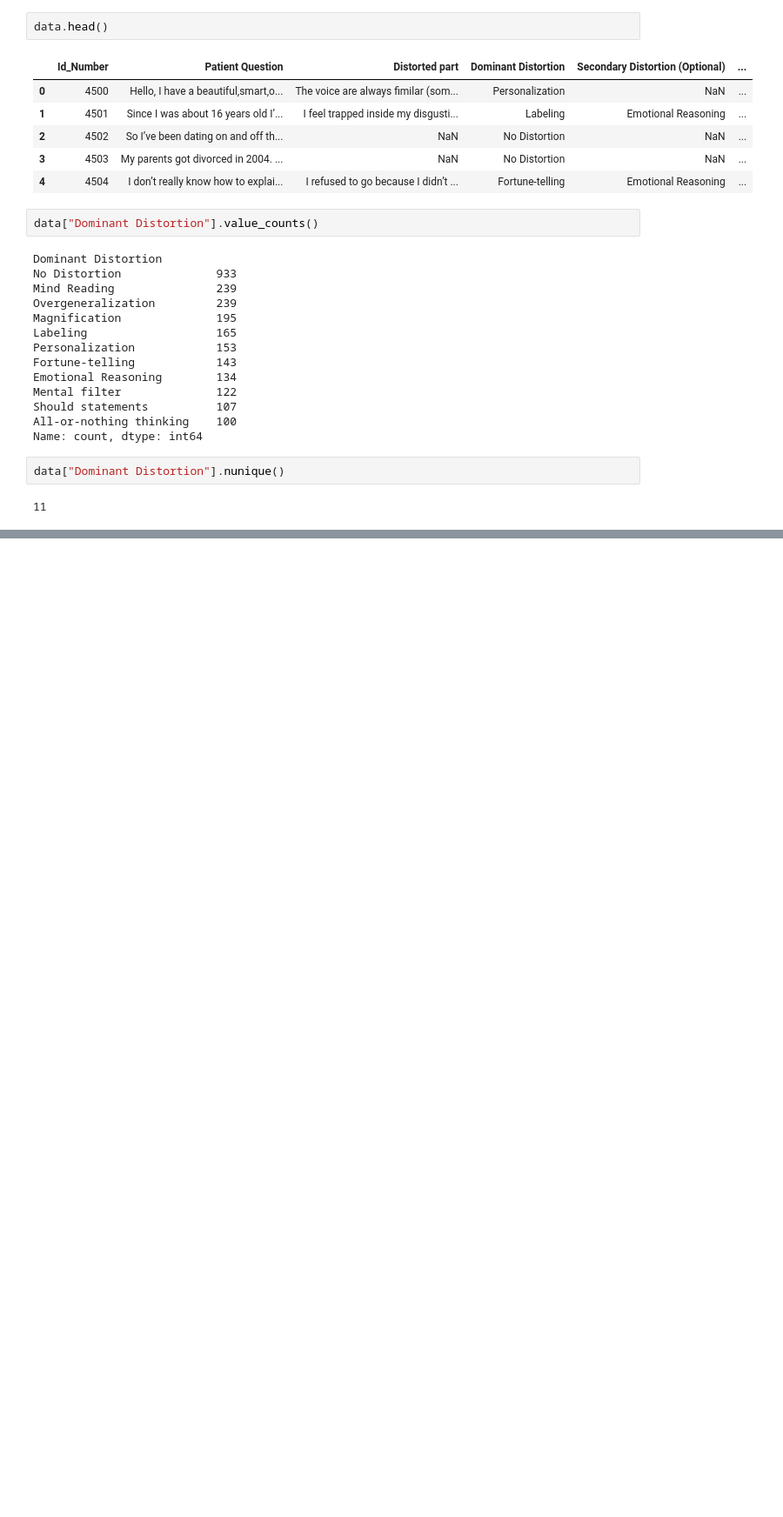
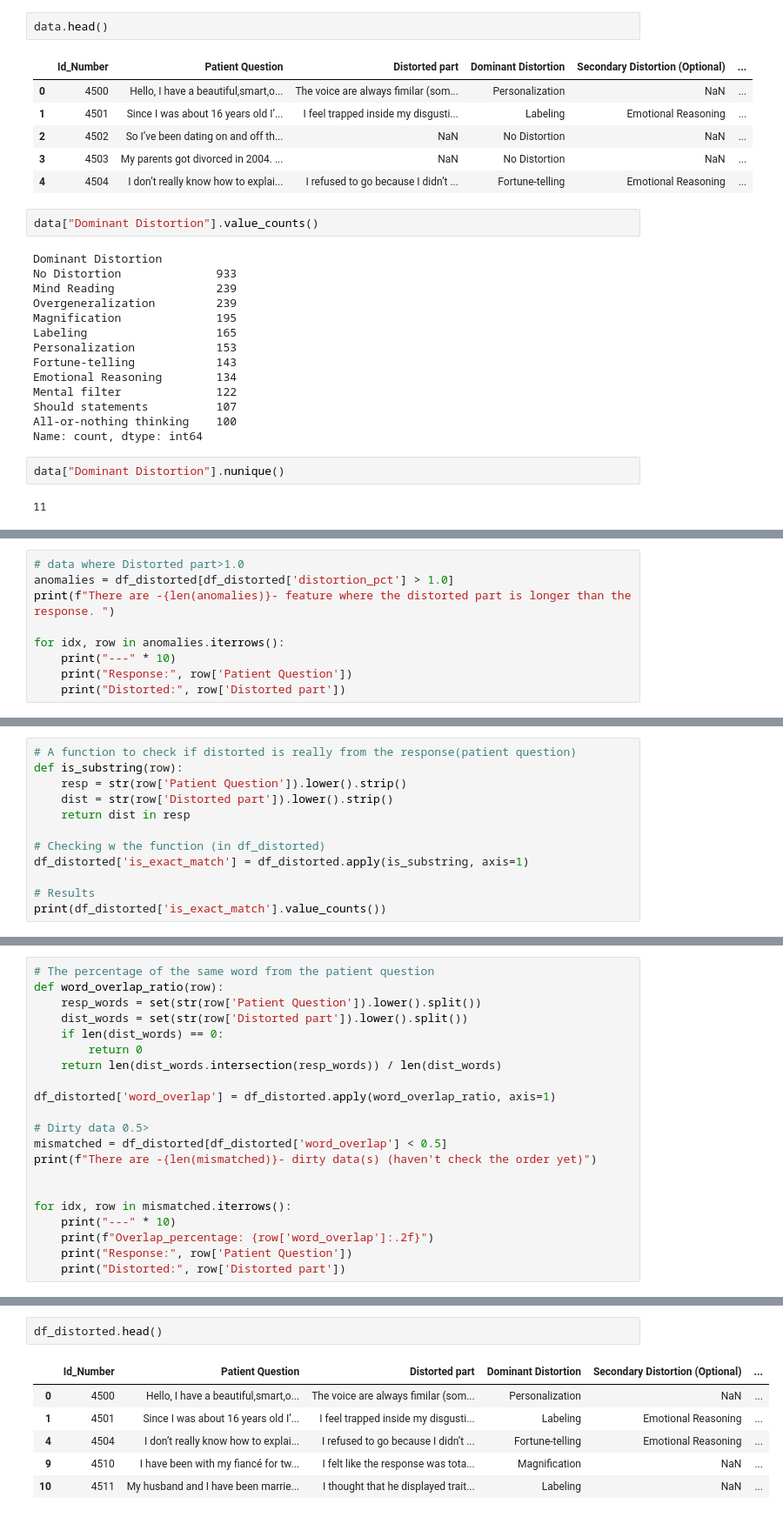
Before and after one commit to youhsuanchang/Project-Detect-distortion-, a Jupyter notebook: data_organizatiom_kaggle.ipynb, the cells around one changed output, grey strips where cells are left out. Shown at 87% size. Cells and saved outputs as stored; diff of their text form; blank space fills up the shorter version.

```diff
--- a/data_organizatiom_kaggle.ipynb
+++ b/data_organizatiom_kaggle.ipynb
@@ -259,0 +332,9 @@ data["Dominant Distortion"].value_counts(normalize=True)
+# %%
+# data where Distorted part>1.0
+anomalies = df_distorted[df_distorted['distortion_pct'] > 1.0]
+print(f"There are -{len(anomalies)}- feature where the distorted part is longer than the response. ")
+
+for idx, row in anomalies.iterrows():
+    print("---" * 10)
+    print("Response:", row['Patient Question'])
+    print("Distorted:", row['Distorted part'])
@@ -259,0 +346,12 @@ data["Dominant Distortion"].value_counts(normalize=True)
+# %%
+# A function to check if distorted is really from the response(patient question)
+def is_substring(row):
+    resp = str(row['Patient Question']).lower().strip()
+    dist = str(row['Distorted part']).lower().strip()
+    return dist in resp
+
+# Checking w the function (in df_distorted)
+df_distorted['is_exact_match'] = df_distorted.apply(is_substring, axis=1)
+
+# Results
+print(df_distorted['is_exact_match'].value_counts())
@@ -259,0 +363,21 @@ data["Dominant Distortion"].value_counts(normalize=True)
+# %%
+# The percentage of the same word from the patient question
+def word_overlap_ratio(row):
+    resp_words = set(str(row['Patient Question']).lower().split())
+    dist_words = set(str(row['Distorted part']).lower().split())
+    if len(dist_words) == 0:
+        return 0
+    return len(dist_words.intersection(resp_words)) / len(dist_words)
+
+df_distorted['word_overlap'] = df_distorted.apply(word_overlap_ratio, axis=1)
+
+# Dirty data 0.5>
+mismatched = df_distorted[df_distorted['word_overlap'] < 0.5]
+print(f"There are -{len(mismatched)}- dirty data(s) (haven't check the order yet)")
+
+
+for idx, row in mismatched.iterrows():
+    print("---" * 10)
+    print(f"Overlap_percentage: {row['word_overlap']:.2f}")
+    print("Response:", row['Patient Question'])
+    print("Distorted:", row['Distorted part'])
@@ -259,0 +398,9 @@ data["Dominant Distortion"].value_counts(normalize=True)
+# %%
+df_distorted.head()
+# %% [output]
+|  | Id_Number | Patient Question | Distorted part | Dominant Distortion | Secondary Distortion (Optional) | ... |
+| 0 | 4500 | Hello, I have a beautiful,smart,o... | The voice are always fimilar (som... | Personalization | NaN | ... |
+| 1 | 4501 | Since I was about 16 years old I’... | I feel trapped inside my disgusti... | Labeling | Emotional Reasoning | ... |
+| 4 | 4504 | I don’t really know how to explai... | I refused to go because I didn’t ... | Fortune-telling | Emotional Reasoning | ... |
+| 9 | 4510 | I have been with my fiancé for tw... | I felt like the response was tota... | Magnification | NaN | ... |
+| 10 | 4511 | My husband and I have been marrie... | I thought that he displayed trait... | Labeling | NaN | ... |
```
Also changed, not shown: parts of 13 cells of this notebook, 2 other files.
